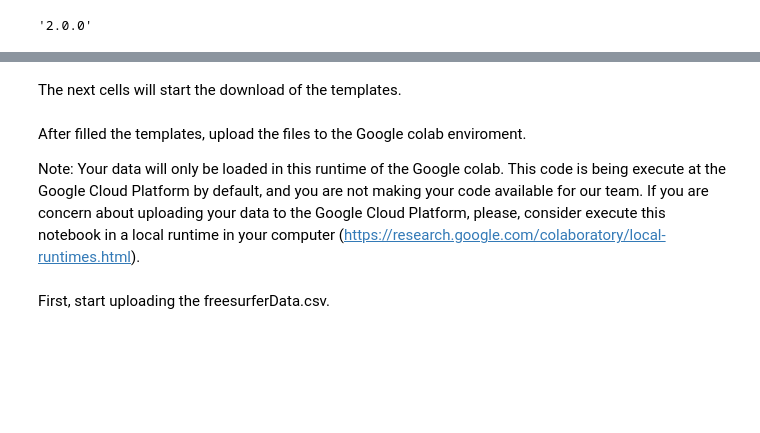
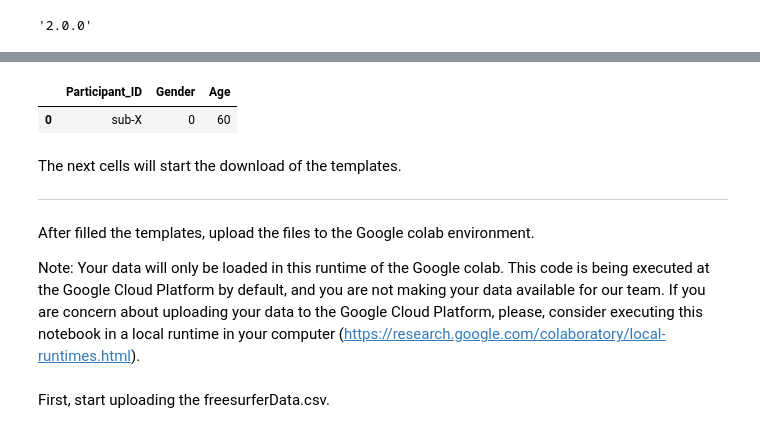
Before and after one commit to Warvito/Normative-modelling-using-deep-autoencoders, a Jupyter notebook: notebooks/predict_deviation_bootstrap.ipynb, the cells around one changed output, grey strips where cells are left out. Cells and saved outputs as stored; diff of their text form; code cells hidden in the pictures; blank space fills up the shorter version.

```diff
--- a/notebooks/predict_deviation_bootstrap.ipynb
+++ b/notebooks/predict_deviation_bootstrap.ipynb
@@ -95,15 +87,20 @@ pd.read_csv('freesurferData.csv')
 # %%
-pd.read_csv('participants.tsv')
+pd.read_csv('participants.tsv', sep='\t')
+# %% [output]
+|  | Participant_ID | Gender | Age |
+| 0 | sub-X | 0 | 60 |
 # %% [markdown]
 The next cells will start the download of the templates.
+
+---
 # %%
 files.download('freesurferData.csv')
 # %%
 files.download('participants.tsv')
 # %% [markdown]
-After filled the templates, upload the files to the Google colab enviroment.
+After filled the templates, upload the files to the Google colab environment.
 
-Note: Your data will only be loaded in this runtime of the Google colab. This code is being execute at the Google Cloud Platform by default, and you are not making your code available for our team. If you are concern about uploading your data to the Google Cloud Platform, please, consider execute this notebook in a local runtime in your computer (https://research.google.com/colaboratory/local-runtimes.html).
+Note: Your data will only be loaded in this runtime of the Google colab. This code is being executed at the Google Cloud Platform by default, and you are not making your data available for our team. If you are concern about uploading your data to the Google Cloud Platform, please, consider executing this notebook in a local runtime in your computer (https://research.google.com/colaboratory/local-runtimes.html).
 # %% [markdown]
 First, start uploading the freesurferData.csv.
 # %%
```
Also changed, not shown: parts of 27 cells of this notebook.
